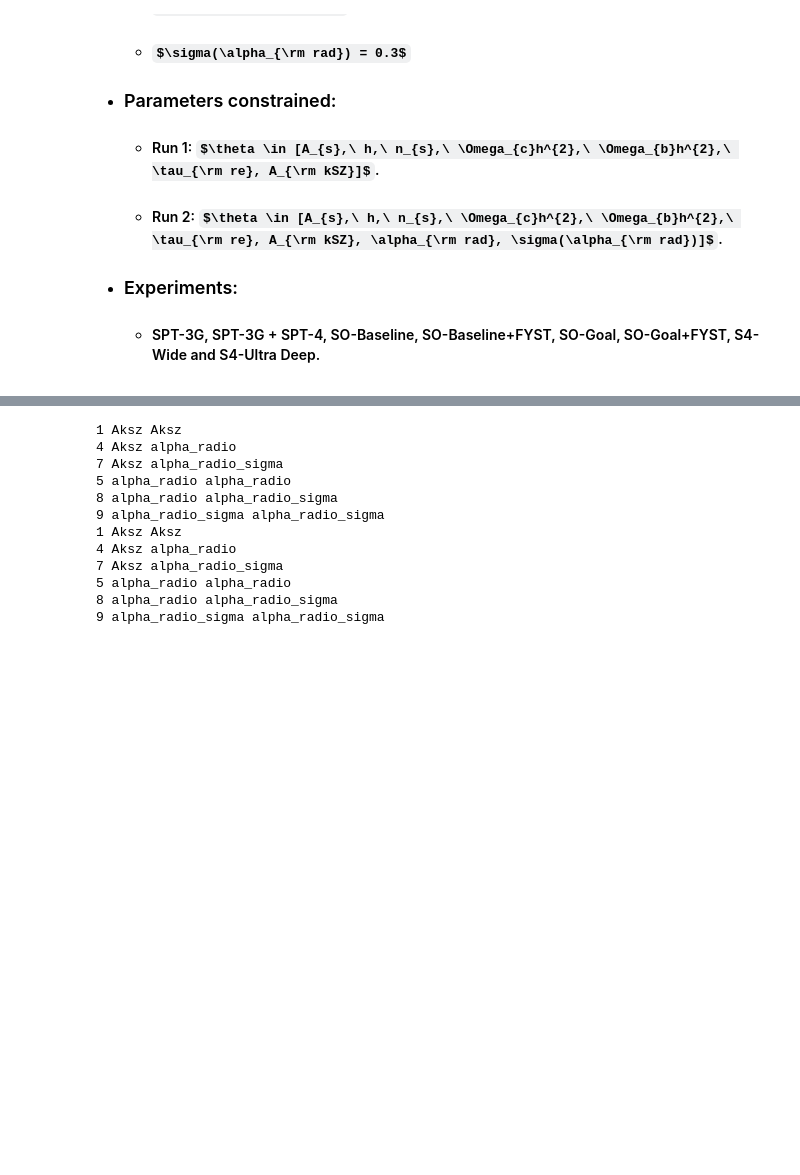
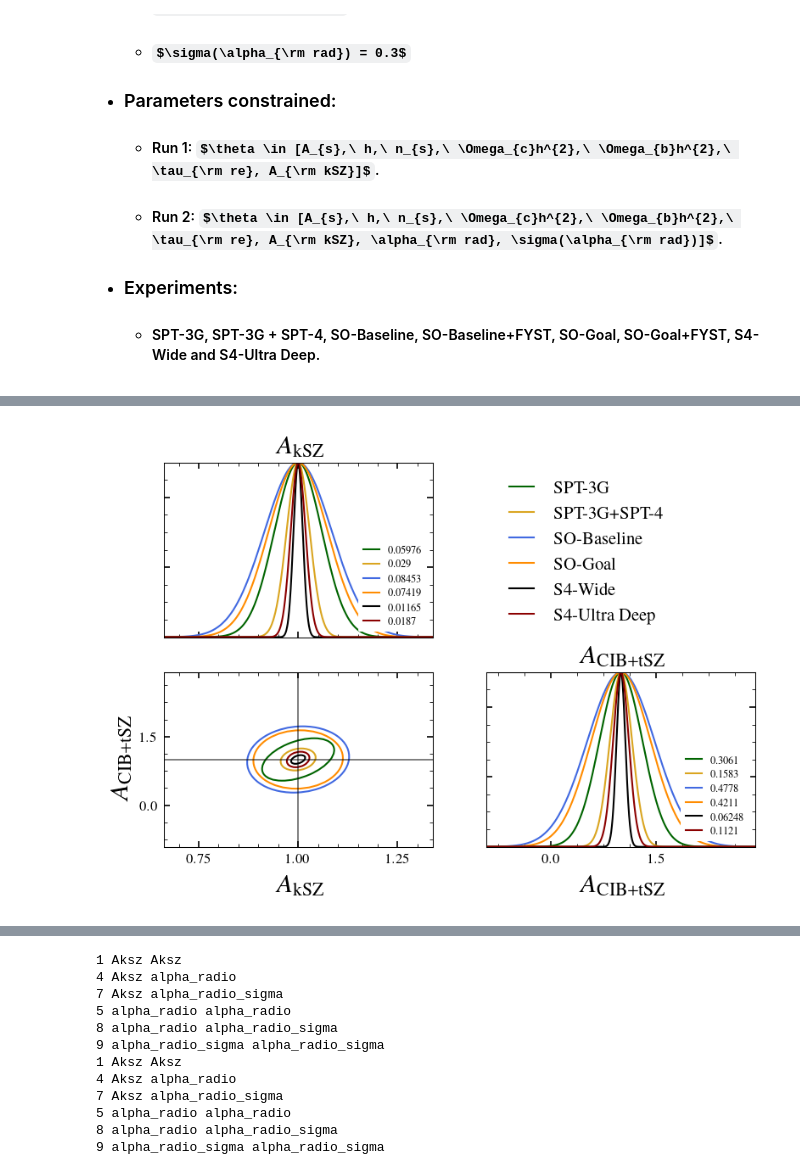
Before and after one commit to sriniraghunathan/cross_ilc_methods_paper, a Jupyter notebook: perform_ksz_fisher.ipynb, the cells around one changed output, grey strips where cells are left out. Cells and saved outputs as stored; diff of their text form; code cells hidden in the pictures; some formulas as TeX source; blank space fills up the shorter version.

```diff
--- a/perform_ksz_fisher.ipynb
+++ b/perform_ksz_fisher.ipynb
@@ -179,10 +210,10 @@ for p in sorted( cl_deriv_dic_tmp ):
 
 #interpolate CAMB spectra / derivatives on the desired els.
 for which_spec in cl_dic:
-    cl_dic[which_spec] = np.interp(els, el_camb, cl_dic[which_spec])
+    cl_dic[which_spec] = np.interp(els, el_camb, cl_dic[which_spec], right=0.)
 for p in sorted( param_names ):
     for which_spec in cl_deriv_dic[p]:
-        cl_deriv_dic[p][which_spec] = np.interp(els, el_camb, cl_deriv_dic[p][which_spec])
+        cl_deriv_dic[p][which_spec] = np.interp(els, el_camb, cl_deriv_dic[p][which_spec], right=0.)
 
 cl_dic_cmb = copy.deepcopy(cl_dic)
 # %% [output]
@@ -467,5 +579,16 @@ def plot_and_check_derivatives(cl_deriv_dic, reqd_param_arr = None):
 
 #plot_and_check_derivatives(cl_deriv_dic, reqd_param_arr = ['alpha_radio', 'alpha_radio_sigma'])
+# %%
+#make sure there are no infs and nans in derivatives
+for p in cl_deriv_dic:
+    for which_spec in cl_deriv_dic[p]:
+        cl_deriv_dic[p][which_spec][np.isnan(cl_deriv_dic[p][which_spec])] = 0.
+        cl_deriv_dic[p][which_spec][np.isinf(cl_deriv_dic[p][which_spec])] = 0.
+
+if (0):
+    #plot_and_check_derivatives(cl_deriv_dic, reqd_param_arr=['zmid', 'zdur'])
+    #plot_and_check_derivatives(cl_deriv_dic, reqd_param_arr=['zdur'])
+    plot_and_check_derivatives(cl_deriv_dic, reqd_param_arr=['Acibtsz'])
 # %% [markdown]
 # Run Fisher forecasts for different experiments.
 * ### Power spectra used: TT/EE/TE.
@@ -711,0 +863,83 @@ Experiment = spt3g
+# %%
+if (1):
+
+    prior_dic = {'tau':0.007, #Planck tau prior
+                 'alpha_radio': spec_index_radio_prior,
+                 'alpha_radio_sigma': spec_index_radio_scatter_prior,
+                 'Aksz_h': 0.1,
+                 'alphaksz_h': 0.1,
+                 ##'Acibtsz': 1.,
+                    }#, 'Akszh': dl_ksz_amp_homo/10.}#02}#02}
+
+    prior_dic_mod = {}
+    ##for ppp in planck_prior_dic:
+    ##    prior_dic_mod[ppp] = planck_prior_dic[ppp]
+    for ppp in prior_dic:
+        prior_dic_mod[ppp] = prior_dic[ppp]
+
+    ##print(prior_dic_mod); sys.exit()
+
+    param_dict = tools_for_plotting.get_ini_param_dict()
+    for p in param_names:
+        if p not in param_dict:
+            param_dict['%s' %(p)] = eval(p)
+
+    import tools_for_plotting
+    desired_params_to_plot = ['Aksz', 'Acibtsz']
+
+    fix_params_mod = np.copy(fix_params).tolist()
+    ##print(fix_params_mod)
+    #fix_params_mod.append('Acibtsz')
+
+    #desired_params_to_plot = ['zdur', 'omch2']
+    #desired_params_to_plot = ['zmid', 'zdur']
+    #colorarr = ['orangered', 'darkgreen']
+
+    exp_specs_dict = {'s4_wide': ['S4-Wide', 'black'],
+                      's4_deep': ['S4-Ultra Deep', 'darkred'],
+                      'spt3g': ['SPT-3G', 'darkgreen'],
+                      'spt4': ['SPT-3G+SPT-4', 'goldenrod'],
+                      'so_baseline': ['SO-Baseline', 'royalblue'],
+                      'so_goal': ['SO-Goal', 'darkorange']}
+
+    color_dic = {}
+    F_dic = {}
+    expname_arr_mod = []
+    for cntr, expname in enumerate( expname_arr ):
+
+        print(expname)
+        if expname.find('_withccatp')>-1: continue
+
+        F_mat_ori, param_names_ori = parent_F_dic[0][expname][fisher_keyname]
+        param_names_mod = np.copy(param_names_ori)
+        F_mat_mod = np.copy( F_mat_ori )
+
+        #add priors.
+        #F_mat_mod = fisher_tools.add_priors(F_mat_mod, param_names_mod, prior_dic_mod)
+        #print('\t\tPriors set.')
+
+        #fix desired parameters.
+        #print(param_names_mod)
+        F_mat_mod, param_names_mod = fisher_tools.fix_params(F_mat_mod, param_names_mod, fix_params_mod)
+        ##print(param_names_mod); sys.exit()
+        ##print('\t\tUndesired parameters (%s) fixed.' %(fix_params))
+
+        F_dic[expname] = F_mat_mod
+        #color_dic[expname] = [colorarr[cntr]]
+        color_dic[expname] = [exp_specs_dict[expname][1]]
+
+        expname_arr_mod.append(expname)
+
+    tr, tc = tools_for_plotting.make_triangle_plot(expname_arr_mod, F_dic, param_dict, param_names_mod, desired_params_to_plot, color_dic, ls_dic = None, one_or_two_sigma = 1, fsval = 11, prior_dic = prior_dic_mod)
+
+    if tr > 2:
+        ax = subplot(tr, tc, 3)
+    else:
+        ax = subplot(tr, tc, 2)
+    for tmpnamecntr, expname in enumerate( F_dic ):
+        plot([], [], color = color_dic[expname][0], label = r'%s' %(exp_specs_dict[expname][0]))
+    ##plot([], [], 'k-.', label = r'Priors')
+    legend(loc = 2, fontsize = 10, framealpha = 0.)
+    axis('off')
+    show()
+# %% [output]
@@ -711,0 +963 @@ Experiment = spt3g
+[figure, added]
```
Also changed, not shown: parts of 9 cells of this notebook.
